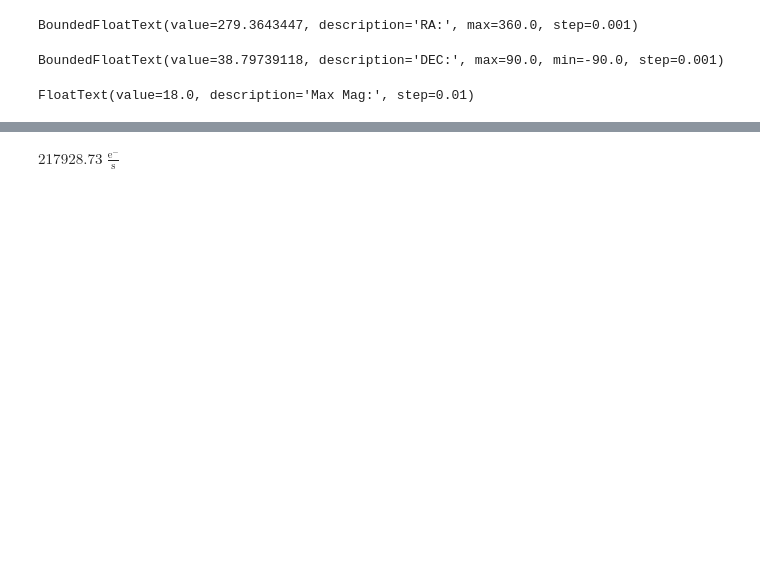
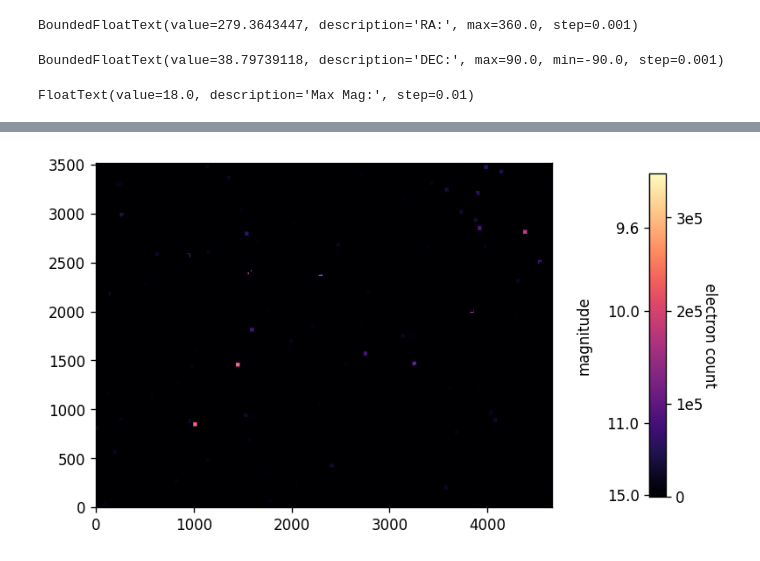
Before and after one commit to orenir49/MAST-simulator, a Jupyter notebook: query.ipynb, the cells around one changed output, grey strips where cells are left out. Saved outputs shown, nothing was run; the diff lists cells and outputs as text; code cells hidden in the pictures; blank space fills up the shorter version.

```diff
--- a/query.ipynb
+++ b/query.ipynb
@@ -61,7 +63,7 @@ BoundedFloatText(value=38.79739118, description='DEC:', max=90.0, min=-90.0, ste
 FloatText(value=18.0, description='Max Mag:', step=0.01)
 # %%
 def get_entries(max_mag, ra, dec, ccd_width_range_deg, ccd_height_range_deg):
-    query = '''SELECT TOP 100 SOURCE_ID, RA, DEC, PHOT_G_MEAN_MAG, HAS_XP_SAMPLED,
+    query = '''SELECT SOURCE_ID, RA, DEC, PHOT_G_MEAN_MAG, HAS_XP_SAMPLED,
 PHOT_G_MEAN_FLUX AS PHOT_G_MEAN_FLUX_GAIA, PHOT_G_MEAN_FLUX_ERROR AS PHOT_G_MEAN_FLUX_ERROR_GAIA,
 PHOT_BP_MEAN_FLUX AS PHOT_BP_MEAN_FLUX_GAIA, PHOT_BP_MEAN_FLUX_ERROR AS PHOT_BP_MEAN_FLUX_ERROR_GAIA,
 PHOT_RP_MEAN_FLUX AS PHOT_RP_MEAN_FLUX_GAIA, PHOT_RP_MEAN_FLUX_ERROR AS PHOT_RP_MEAN_FLUX_ERROR_GAIA
@@ -69,6 +71,7 @@ FROM gaiadr3.gaia_source
 WHERE (ra BETWEEN {ra_min} AND {ra_max})
 AND (dec BETWEEN {dec_min} AND {dec_max})
 AND phot_g_mean_mag < {max_mag}
+ORDER BY PHOT_G_MEAN_MAG
 '''.format(
         max_mag=max_mag,
         ra_min=ra-(ccd_width_range_deg.value/2), ra_max=ra+(ccd_width_range_deg.value/2),
@@ -135,4 +177,21 @@ Table length=5
-# %%
-get_flux_from_spectrum(2097892344993257344,400*u.nm,800*u.nm)
-# %% [output]
-$217928.73 \; \mathrm{\frac{e^{-}}{s}}$
+# %%
+table = create_table(max_mag_widget.value,ra_widget.value,dec_widget.value,False)
+image = create_image(table,ra_widget.value,dec_widget.value)
+# %%
+mag_to_e = lambda mag: 2e5*10**(-0.4*(mag-10))
+e_to_mag = lambda e: 10-2.5*np.log10(np.abs(e+1)/200000)
+
+fig,ax = plt.subplots(figsize=(8,8),dpi=120)
+mappable = ax.imshow(image,origin='lower',cmap='magma')
+# ax.text(4800,3400,'electron count')
+cbar = fig.colorbar(mappable,ax=ax,shrink=0.5,pad = 0.15,format='%1.0E')
+cbar.set_label('electron count',labelpad=10,rotation = 270)
+cbar.ax.set_yticks([0,1e5,2e5,3e5])
+cbar.ax.set_yticklabels(['0','1e5','2e5','3e5'])
+cbar2 = cbar.ax.secondary_yaxis('left',functions = (e_to_mag,mag_to_e))
+cbar2.set_ylabel('magnitude',labelpad=10)
+cbar2.set_yticks([15,11,10,9.6])
+# cbar2.yaxis.set_label_coords(x=0,y=0.45)
+plt.show()
+# %% [output]
+[figure, added]
```
Also changed, not shown: parts of 6 cells of this notebook, 1 other file.
